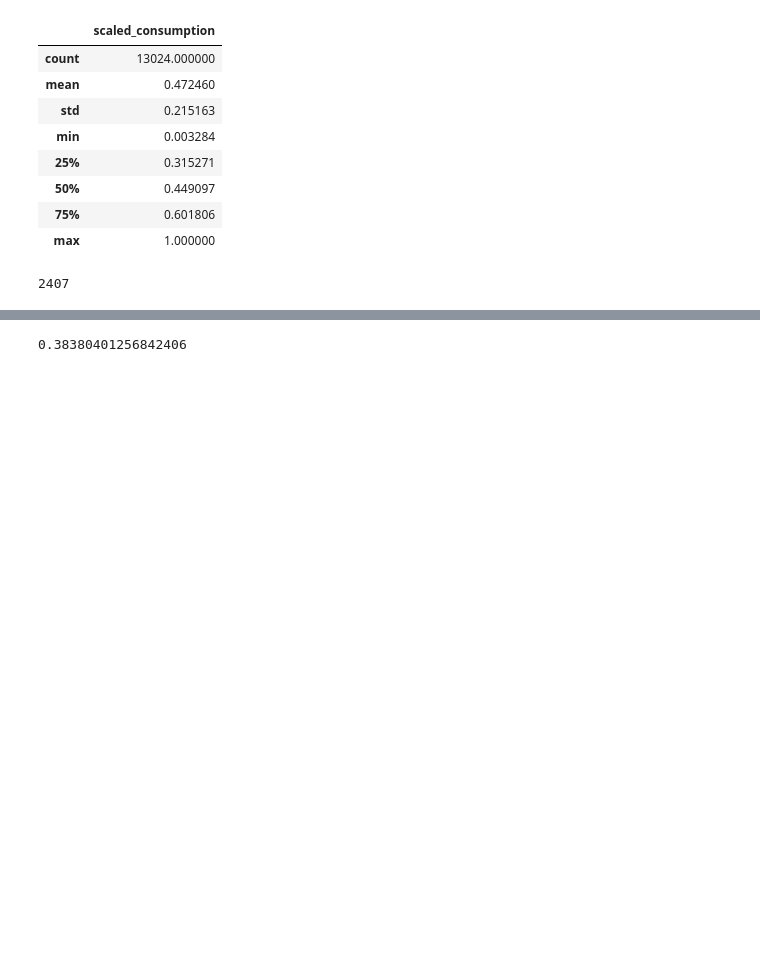
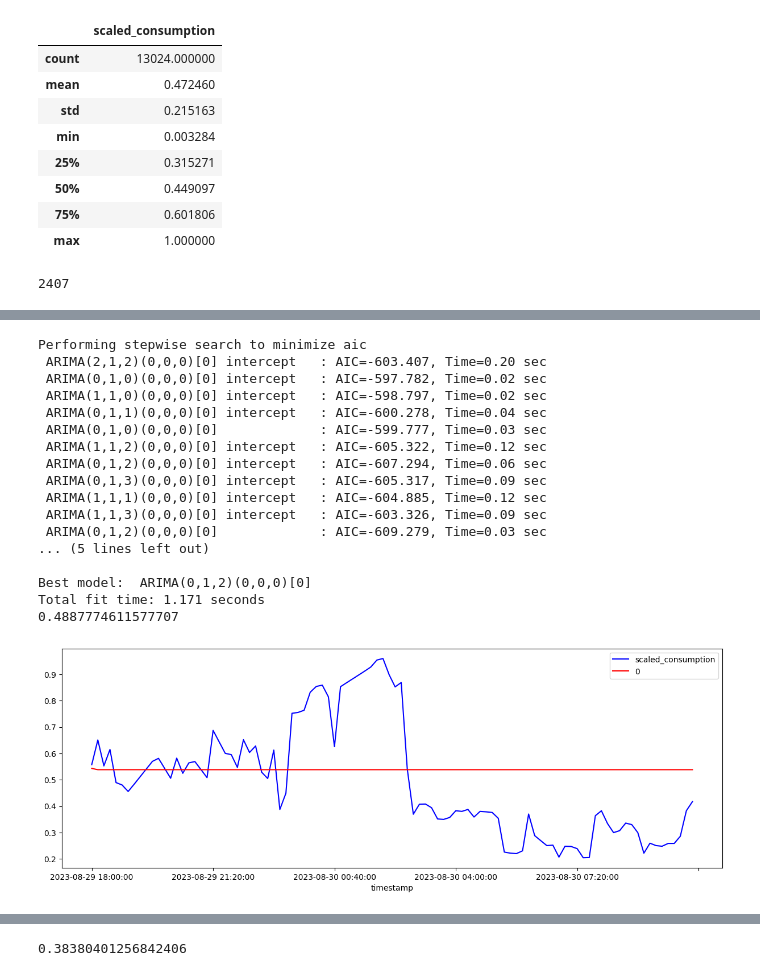
Before and after one commit to youngseonseo/BEMS, a Jupyter notebook: ai/floor_prediction/floor_lstm.ipynb, the cells around one changed output, grey strips where cells are left out. Saved outputs shown, nothing was run; the diff lists cells and outputs as text; code cells hidden in the pictures; blank space fills up the shorter version.

```diff
--- a/ai/floor_prediction/floor_lstm.ipynb
+++ b/ai/floor_prediction/floor_lstm.ipynb
@@ -240,19 +244,19 @@ df_1234.iloc[500:1500].plot()
 <Axes: xlabel='TIMESTAMP'>
 [figure]
 # %%
-scaler_data = MinMaxScaler()
+scaler = MinMaxScaler()
 
-scaler_data.fit(df_561_1.values)
+scaler.fit(df_561_1.values)
 
-print(scaler_data.n_samples_seen_)
-print(scaler_data.data_min_)
-print(scaler_data.data_max_)
+print(scaler.n_samples_seen_)
+print(scaler.data_min_)
+print(scaler.data_max_)
 # %% [output]
 24073
 [39.]
 [1257.]
 # %%
-scaled_data = scaler_data.transform(df_561_1.values)
+scaled_data = scaler.transform(df_561_1.values)
 print(scaled_data)
 plt.plot(scaled_data)
 # %% [output]
@@ -316,10 +331,10 @@ int(len(scaled_df) * 0.1)
 # %%
 scaled_df[:int(len(scaled_df) * 0.9)]
 # %%
-scaled_df = scaled_df.loc["2022-07-18 00:00:00" : '2022-08-31 23:59:00']
+# scaled_df = scaled_df.loc["2023-07-18 00:00:00" : '2023-08-31 23:59:00']
 
-train_df = scaled_df[int(len(scaled_df) * 0.9) - int(len(scaled_df) * 0.01):int(len(scaled_df) * 0.9)]
+train_df = scaled_df[-6*24*3:-100]
 train = train_df.to_numpy()
 
-test_df = scaled_df[int(len(scaled_df) * 0.9):int(len(scaled_df) * 0.9)+100]
+test_df = scaled_df[-100:]
 test = test_df.to_numpy()
@@ -325,0 +375,34 @@ test = test_df.to_numpy()
+# %%
+def get_ndiff(train):
+    kpss_diffs = pm.arima.ndiffs(train, alpha=0.05, test='kpss', max_d=6)
+    adf_diffs = pm.arima.ndiffs(train, alpha=0.05, test='adf', max_d=6)
+    return max(adf_diffs, kpss_diffs)
+# %%
+model = pm.auto_arima(train_df, d = get_ndiff(train_df), seasonal=False, trace=True)
+
+fcast2 = pd.DataFrame(model.predict(100).values)
+
+fig, ax = plt.subplots(figsize=(15,5))
+test_df.plot(ax=ax, color='blue', legend=True)
+fcast2.plot(ax=ax, color='red', legend=True)
+
+print(mean_absolute_percentage_error(test_df.values, fcast2.values))
+# %% [output]
+Performing stepwise search to minimize aic
+ ARIMA(2,1,2)(0,0,0)[0] intercept   : AIC=-603.407, Time=0.20 sec
+ ARIMA(0,1,0)(0,0,0)[0] intercept   : AIC=-597.782, Time=0.02 sec
+ ARIMA(1,1,0)(0,0,0)[0] intercept   : AIC=-598.797, Time=0.02 sec
+ ARIMA(0,1,1)(0,0,0)[0] intercept   : AIC=-600.278, Time=0.04 sec
+ ARIMA(0,1,0)(0,0,0)[0]             : AIC=-599.777, Time=0.03 sec
+ ARIMA(1,1,2)(0,0,0)[0] intercept   : AIC=-605.322, Time=0.12 sec
+ ARIMA(0,1,2)(0,0,0)[0] intercept   : AIC=-607.294, Time=0.06 sec
+ ARIMA(0,1,3)(0,0,0)[0] intercept   : AIC=-605.317, Time=0.09 sec
+ ARIMA(1,1,1)(0,0,0)[0] intercept   : AIC=-604.885, Time=0.12 sec
+ ARIMA(1,1,3)(0,0,0)[0] intercept   : AIC=-603.326, Time=0.09 sec
+ ARIMA(0,1,2)(0,0,0)[0]             : AIC=-609.279, Time=0.03 sec
+... (5 lines left out)
+
+Best model:  ARIMA(0,1,2)(0,0,0)[0]
+Total fit time: 1.171 seconds
+0.4887774611577707
+[figure, added]
```
Also changed, not shown: parts of 26 cells of this notebook, 4 other files.
